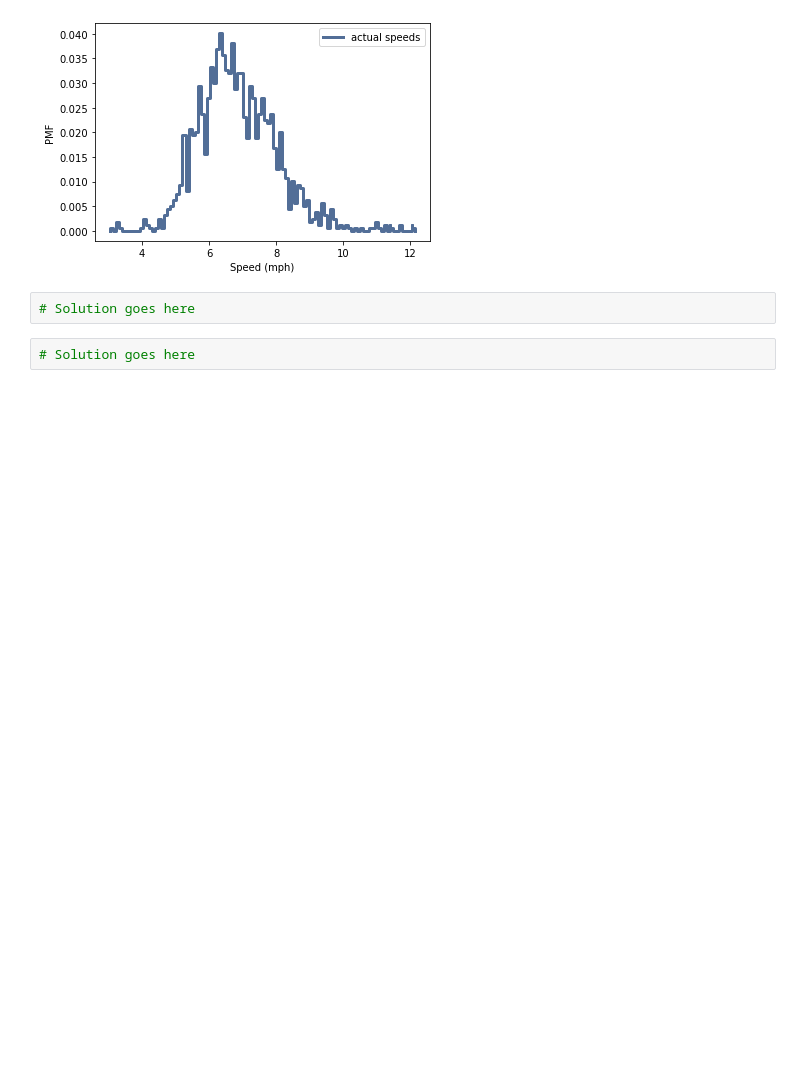
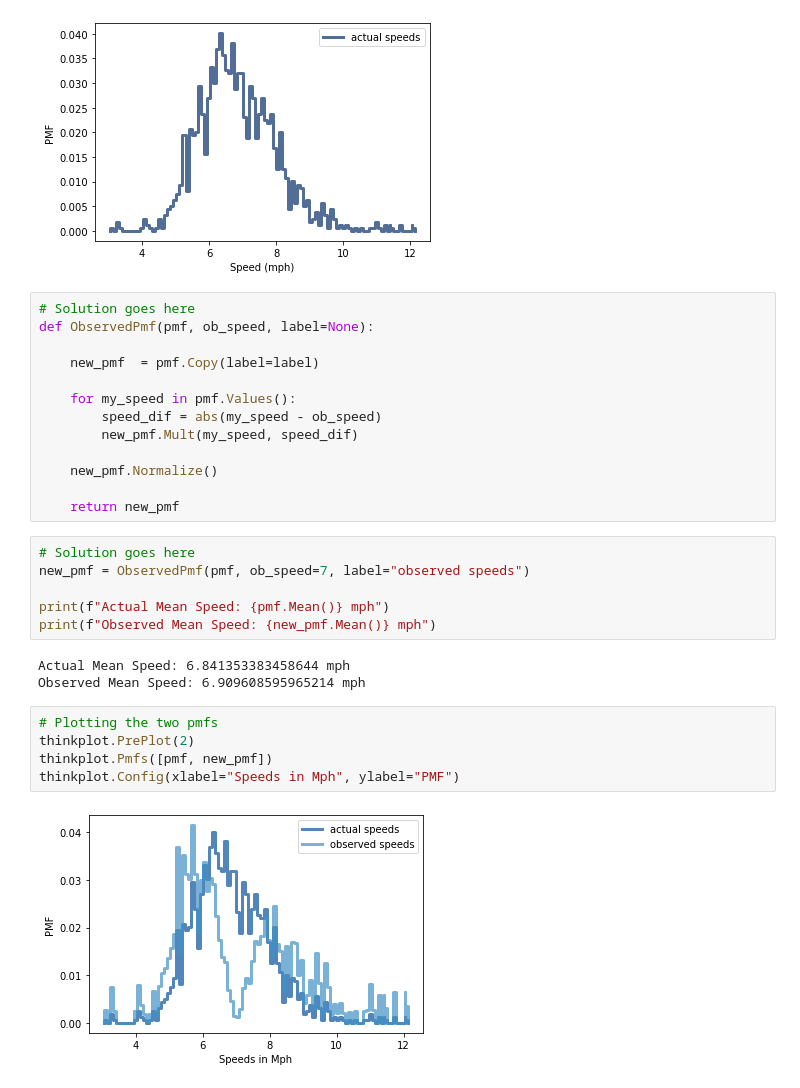
Before and after one commit to drmaniak/ThinkStats2, a Jupyter notebook: code/chap03ex.ipynb, the cells around one changed output. Cells and saved outputs as stored; diff of their text form; blank space fills up the shorter version.

```diff
--- a/code/chap03ex.ipynb
+++ b/code/chap03ex.ipynb
@@ -470,7 +473,32 @@ thinkplot.Pmf(pmf)
 thinkplot.Config(xlabel='Speed (mph)', ylabel='PMF')
 # %% [output]
 [figure]
-# %%
-# Solution goes here
-# %%
-# Solution goes here
+# %%
+# Solution goes here
+def ObservedPmf(pmf, ob_speed, label=None):
+
+    new_pmf  = pmf.Copy(label=label)
+
+    for my_speed in pmf.Values():
+        speed_dif = abs(my_speed - ob_speed)
+        new_pmf.Mult(my_speed, speed_dif)
+
+    new_pmf.Normalize()
+
+    return new_pmf
+# %%
+# Solution goes here
+new_pmf = ObservedPmf(pmf, ob_speed=7, label="observed speeds")
+
+print(f"Actual Mean Speed: {pmf.Mean()} mph")
+print(f"Observed Mean Speed: {new_pmf.Mean()} mph")
+# %% [output]
+Actual Mean Speed: 6.841353383458644 mph
+Observed Mean Speed: 6.909608595965214 mph
+# %%
+# Plotting the two pmfs
+thinkplot.PrePlot(2)
+thinkplot.Pmfs([pmf, new_pmf])
+thinkplot.Config(xlabel="Speeds in Mph", ylabel="PMF")
+# %% [output]
+[figure, added]
```
Also changed, not shown: parts of 15 cells of this notebook.
